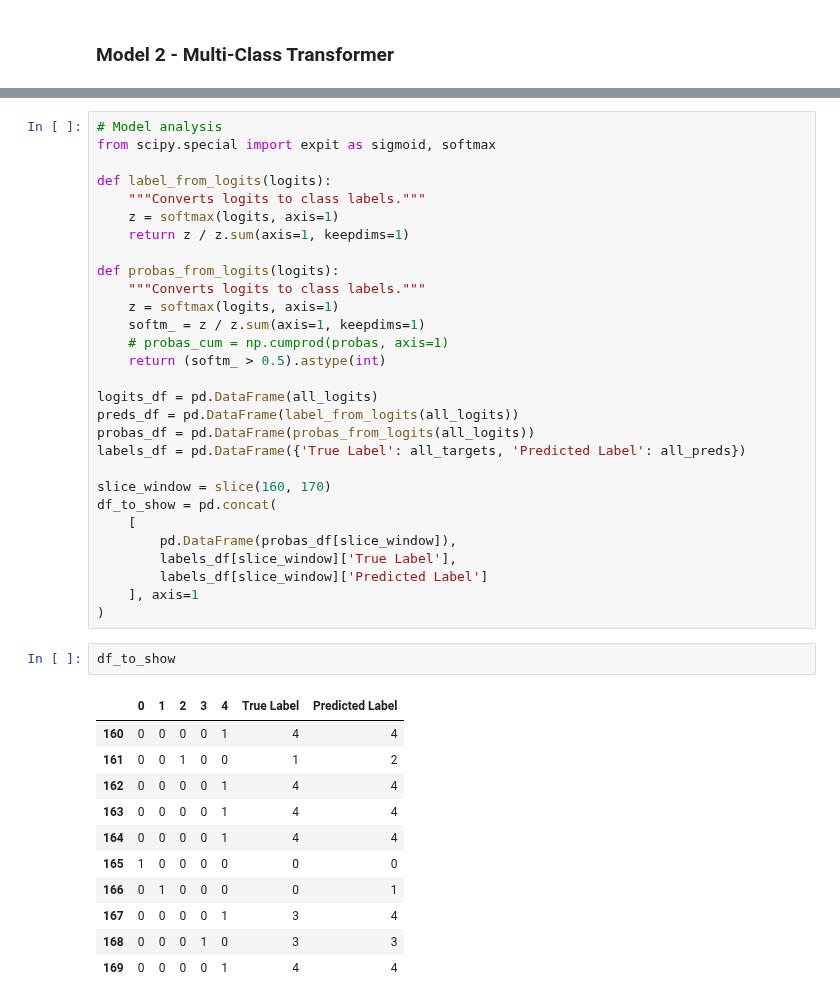
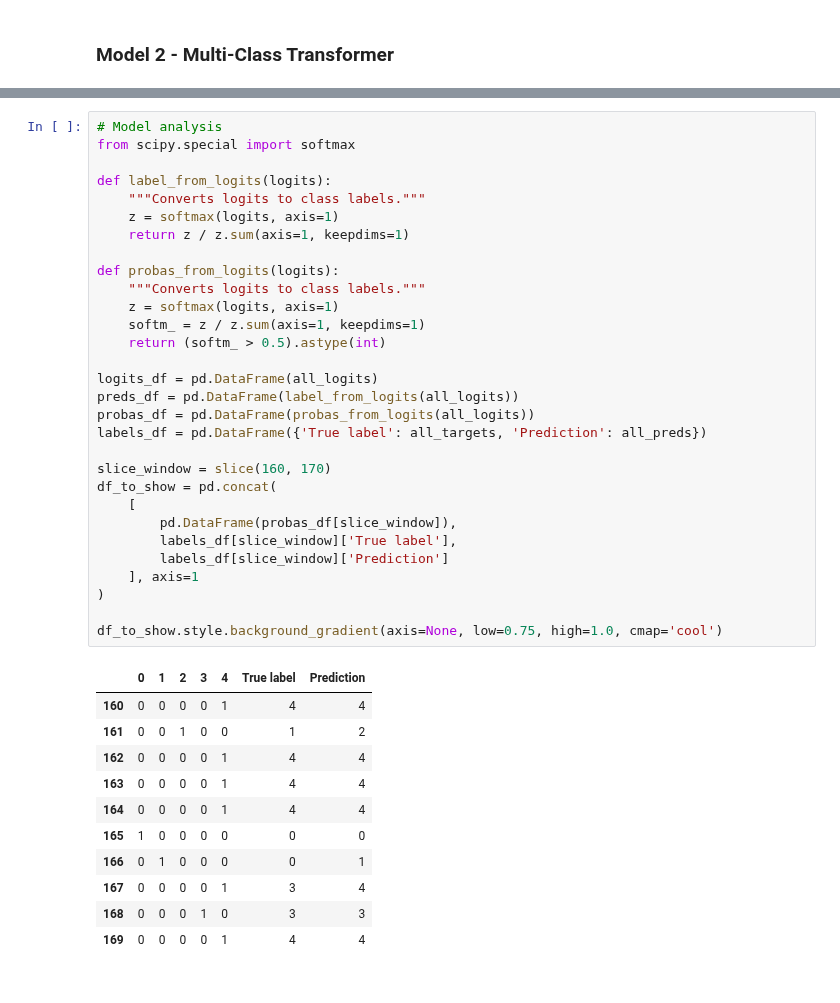
Before and after one commit to deburky/calibration, a Jupyter notebook: ordinal-classification/final_model_training.ipynb, the cells around one changed output, grey strips where cells are left out. Saved outputs shown, nothing was run; the diff lists cells and outputs as text.

```diff
--- a/ordinal-classification/nn-training-experiment.ipynb
+++ b/ordinal-classification/final_model_training.ipynb
@@ -664,44 +659,43 @@ weighted avg       0.85      0.83      0.83       300
 Ordinal accuracy of the network on the test data: 96%
 # %%
 # Model analysis
-from scipy.special import expit as sigmoid, softmax
+from scipy.special import softmax
 
 def label_from_logits(logits):
     """Converts logits to class labels."""
     z = softmax(logits, axis=1)
     return z / z.sum(axis=1, keepdims=1)
 
 def probas_from_logits(logits):
     """Converts logits to class labels."""
     z = softmax(logits, axis=1)
     softm_ = z / z.sum(axis=1, keepdims=1)
-    # probas_cum = np.cumprod(probas, axis=1)
     return (softm_ > 0.5).astype(int)
 
 logits_df = pd.DataFrame(all_logits)
 preds_df = pd.DataFrame(label_from_logits(all_logits))
 probas_df = pd.DataFrame(probas_from_logits(all_logits))
-labels_df = pd.DataFrame({'True Label': all_targets, 'Predicted Label': all_preds})
+labels_df = pd.DataFrame({'True label': all_targets, 'Prediction': all_preds})
 
 slice_window = slice(160, 170)
 df_to_show = pd.concat(
     [
         pd.DataFrame(probas_df[slice_window]),
-        labels_df[slice_window]['True Label'],
-        labels_df[slice_window]['Predicted Label']
+        labels_df[slice_window]['True label'],
+        labels_df[slice_window]['Prediction']
     ], axis=1
 )
+
+df_to_show.style.background_gradient(axis=None, low=0.75, high=1.0, cmap='cool')
+# %% [output]
+|  | 0 | 1 | 2 | 3 | 4 | True label | Prediction |
+| 160 | 0 | 0 | 0 | 0 | 1 | 4 | 4 |
+| 161 | 0 | 0 | 1 | 0 | 0 | 1 | 2 |
+| 162 | 0 | 0 | 0 | 0 | 1 | 4 | 4 |
+| 163 | 0 | 0 | 0 | 0 | 1 | 4 | 4 |
+| 164 | 0 | 0 | 0 | 0 | 1 | 4 | 4 |
+| 165 | 1 | 0 | 0 | 0 | 0 | 0 | 0 |
+| 166 | 0 | 1 | 0 | 0 | 0 | 0 | 1 |
+| 167 | 0 | 0 | 0 | 0 | 1 | 3 | 4 |
+| 168 | 0 | 0 | 0 | 1 | 0 | 3 | 3 |
+| 169 | 0 | 0 | 0 | 0 | 1 | 4 | 4 |
-# %%
-df_to_show
-# %% [output]
-|  | 0 | 1 | 2 | 3 | 4 | True Label | Predicted Label |
-| 160 | 0 | 0 | 0 | 0 | 1 | 4 | 4 |
-| 161 | 0 | 0 | 1 | 0 | 0 | 1 | 2 |
-| 162 | 0 | 0 | 0 | 0 | 1 | 4 | 4 |
-| 163 | 0 | 0 | 0 | 0 | 1 | 4 | 4 |
-| 164 | 0 | 0 | 0 | 0 | 1 | 4 | 4 |
-| 165 | 1 | 0 | 0 | 0 | 0 | 0 | 0 |
-| 166 | 0 | 1 | 0 | 0 | 0 | 0 | 1 |
-| 167 | 0 | 0 | 0 | 0 | 1 | 3 | 4 |
-| 168 | 0 | 0 | 0 | 1 | 0 | 3 | 3 |
-| 169 | 0 | 0 | 0 | 0 | 1 | 4 | 4 |
```
Also changed, not shown: parts of 4 cells of this notebook, 1 other file.
